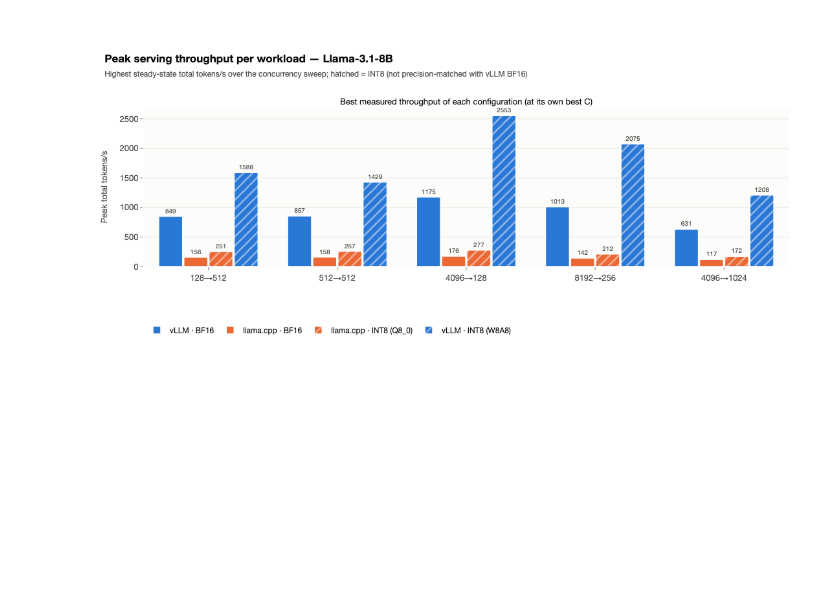
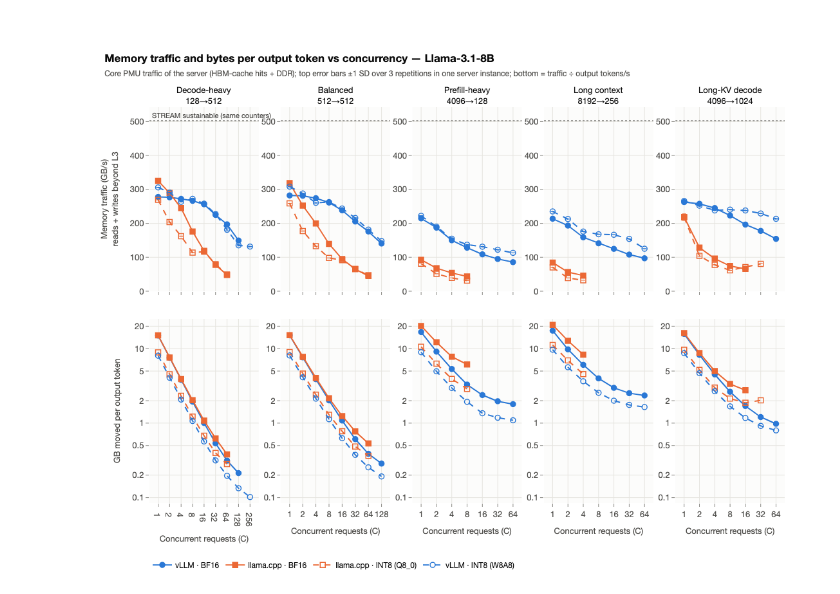
Before and after one commit to struggling-student/llm-backend-analysis, a Jupyter notebook: notebooks/backend_selection/09_backend_selection_summary.ipynb, the cells around one changed output. Drawn from its saved outputs; the diff is of its cells as text; code cells hidden in the pictures; blank space fills up the shorter version.

Commit message:
feat(summary): rebuild notebook 09 as claims, labelled interpretation and a measured/inferred/hypothesis table; replace the peak bar chart; refresh docs

```diff
--- a/notebooks/backend_selection/09_backend_selection_summary.ipynb
+++ b/notebooks/backend_selection/09_backend_selection_summary.ipynb
@@ -209,20 +228,15 @@ display(table(evidence, align="left"))
 # %%
-peak_view = summary[summary["model"] == MODEL]
-fig = plots.grouped_bars(peak_view.assign(group="peak"), x="workload_shape", y="peak_total_tok_s", error=None, facet="group",
-                         facet_labels={"peak": "Best measured throughput of each configuration (at its own best C)"},
-                         y_title="Peak total tokens/s",
-                         title=f"Peak serving throughput per workload — {registry.model_label(MODEL)}",
-                         subtitle="Highest steady-state total tokens/s over the concurrency sweep; hatched = INT8 (not precision-matched with vLLM BF16)")
+fig = plots.concurrency_grid(pv, [
+    plots.Panel("mem_total_gbs_mean", "Memory traffic (GB/s)<br>reads + writes beyond L3", "GB/s", share_y=True, fmt=".0f",
+                reference=(memory.stream_ceiling(pts), "STREAM sustainable (same counters)")),
+    plots.Panel("bytes_per_output_token_mb_mean", "GB moved per output token", "GB", scale=1e-3, log_y=True, share_y=True,
+                error=None, fmt=".2f"),
+], title=f"Memory traffic and bytes per output token vs concurrency — {registry.model_label(MODEL)}",
+   subtitle="Core PMU traffic of the server (HBM-cache hits + DDR); top error bars ±1 SD over 3 repetitions in one server "
+            "instance; bottom = traffic ÷ output tokens/s")
 fig.show()
-export_figure(fig, "peak_throughput_by_workload", source=NOTEBOOK,
-              caption="Best measured total tokens/s of each configuration per workload (8B), each at its own best concurrency.")
-export_table(summary[["model", "workload", "configuration_id", "c1_total_tok_s", "c1_tpot_s", "c1_ttft_s", "peak_total_tok_s",
-                      "peak_concurrency", "peak_over_c1", "knee_concurrency", "max_concurrency", "tpot_at_peak_s",
-                      "mem_total_gbs_at_peak", "max_bw_util_vs_stream"]], "curve_summary")
-export_table(ratio[["model", "workload", "concurrency", "value_num", "value_den", "ratio", "ratio_rel_err"]]
-             .rename(columns={"value_num": "vllm_total_tok_s", "value_den": "llama_cpp_total_tok_s"}), "backend_ratio_bf16")
-export_table(comparisons.backend_ratio(pts, "total_tok_s_mean", precision="int8")
-             [["model", "workload", "concurrency", "value_num", "value_den", "ratio", "ratio_rel_err"]]
-             .rename(columns={"value_num": "vllm_total_tok_s", "value_den": "llama_cpp_total_tok_s"}), "backend_ratio_int8")
+export_figure(fig, "traffic_and_bytes_per_token", source=NOTEBOOK,
+              caption="Server memory traffic (top, with the STREAM ceiling) and memory bytes per output token (bottom) vs "
+                      "concurrency, 8B. Error bars: ±1 SD over the 3 repetitions of one server instance.")
 # %% [output]
-[figure, old version]
+[figure, new version]
```
Also changed, not shown: parts of 15 cells of this notebook, 11 other files.
